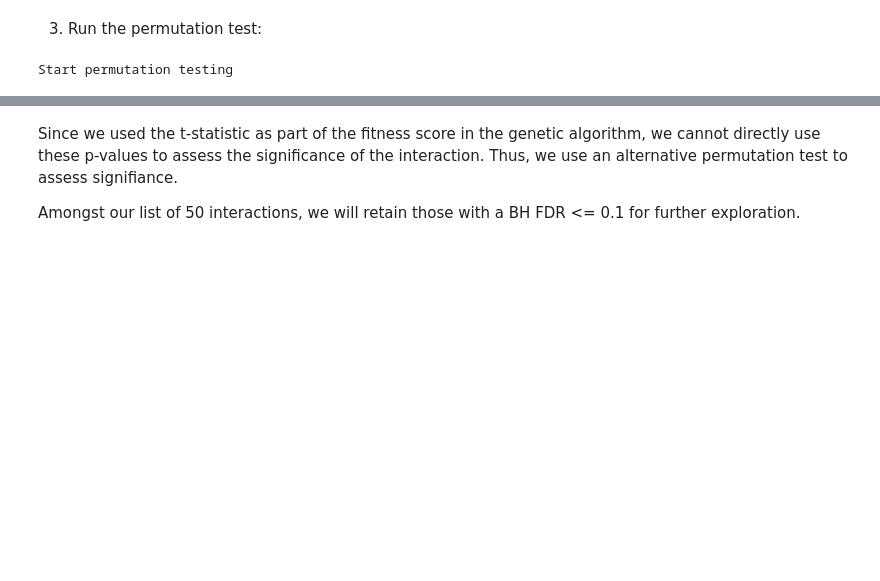
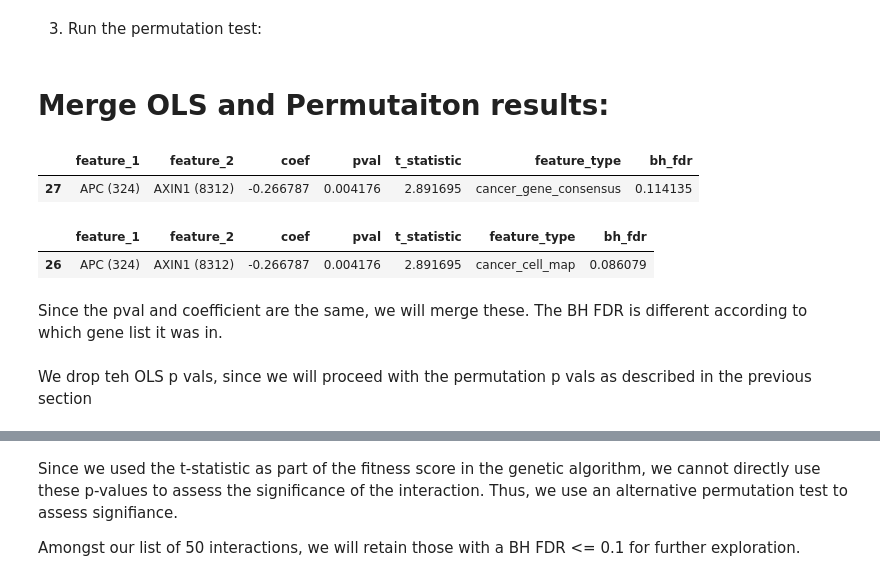
Before and after one commit to hmbaghdassarian/metastatic_potential, a Jupyter notebook: notebooks/C_joint_prediction/05_interaction_analysis/05Bii_filter_interacting_sets.ipynb, the cells around one changed output, grey strips where cells are left out. Cells and saved outputs as stored; diff of their text form; code cells hidden in the pictures; blank space fills up the shorter version.

Commit message:
interaction pipeline

```diff
--- a/notebooks/C_joint_prediction/05_interaction_analysis/05Bii_filter_interacting_sets.ipynb
+++ b/notebooks/C_joint_prediction/05_interaction_analysis/05Bii_filter_interacting_sets.ipynb
@@ -415,8 +434,4 @@ def get_interaction_value_permutation_par(feature_1,
     pval = np.mean(np.abs(permuted_coefs) >= np.abs(interaction_coef))
 
     return feature_1, feature_2, interaction_coef, pval
-# %%
-print('Start permutation testing')
-# %% [output]
-Start permutation testing
 # %%
@@ -473,0 +507,27 @@ res_all.to_csv(os.path.join(data_path, 'interim', 'joint_interaction_permutation
+# %% [markdown]
+# Merge OLS and Permutaiton results:
+# %%
+ols_res = pd.read_csv(os.path.join(data_path, 'interim', 'filtered_ols_interactions.csv'),
+                     index_col = 0)
+
+perm_res = pd.read_csv(os.path.join(data_path, 'interim', 'joint_interaction_permutation.csv'),
+                      index_col = 0)
+
+model_coefs = pd.read_csv(os.path.join(data_path, 'interim', 'joint_features.csv'),
+                          index_col = 0)
+model_coefs.sort_values(by='SVM coefficient', key=lambda x: x.abs(), ascending=False, inplace=True)
+model_coefs.set_index('feature_name', inplace = True)
+feature_rank_map = dict(zip(model_coefs.index, range(model_coefs.shape[0] + 1)))
+feature_gene_map = dict(zip(model_coefs.index, model_coefs.gene_name))
+# %%
+ols_res[ols_res[['feature_1', 'feature_2']].duplicated(keep = 'first')]
+# %% [output]
+|  | feature_1 | feature_2 | coef | pval | t_statistic | feature_type | bh_fdr |
+| 27 | APC (324) | AXIN1 (8312) | -0.266787 | 0.004176 | 2.891695 | cancer_gene_consensus | 0.114135 |
+# %%
+ols_res[ols_res[['feature_1', 'feature_2']].duplicated(keep = 'last')]
+# %% [output]
+|  | feature_1 | feature_2 | coef | pval | t_statistic | feature_type | bh_fdr |
+| 26 | APC (324) | AXIN1 (8312) | -0.266787 | 0.004176 | 2.891695 | cancer_cell_map | 0.086079 |
+# %% [markdown]
+Since the pval and coefficient are the same, we will merge these. The BH FDR is different according to which gene list it was in.
@@ -473,0 +543,2 @@ res_all.to_csv(os.path.join(data_path, 'interim', 'joint_interaction_permutation
+# %% [markdown]
+We drop teh OLS p vals, since we will proceed with the permutation p vals as described in the previous section
```
Also changed, not shown: parts of 16 cells of this notebook, 9 other files.
